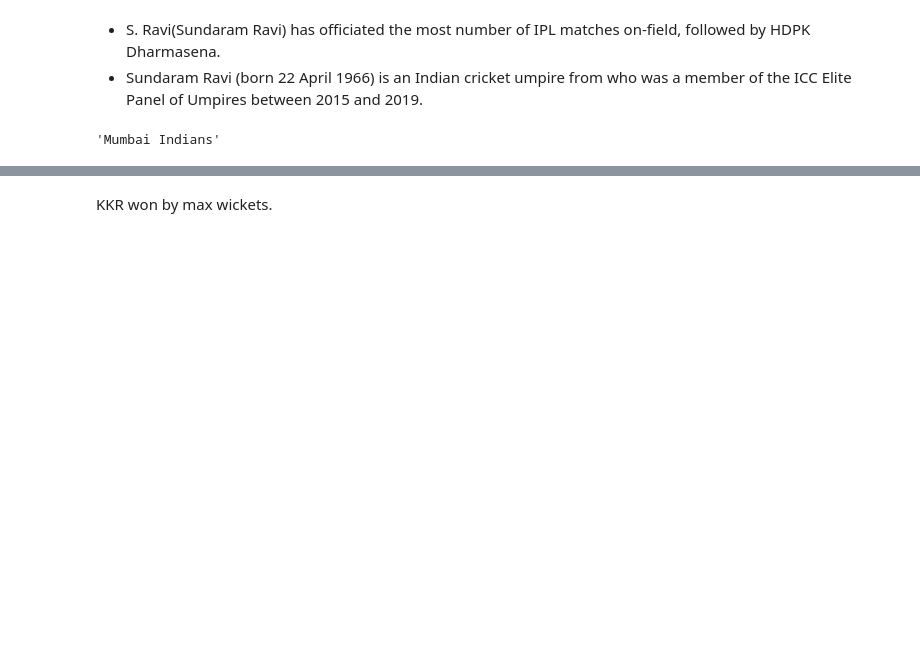
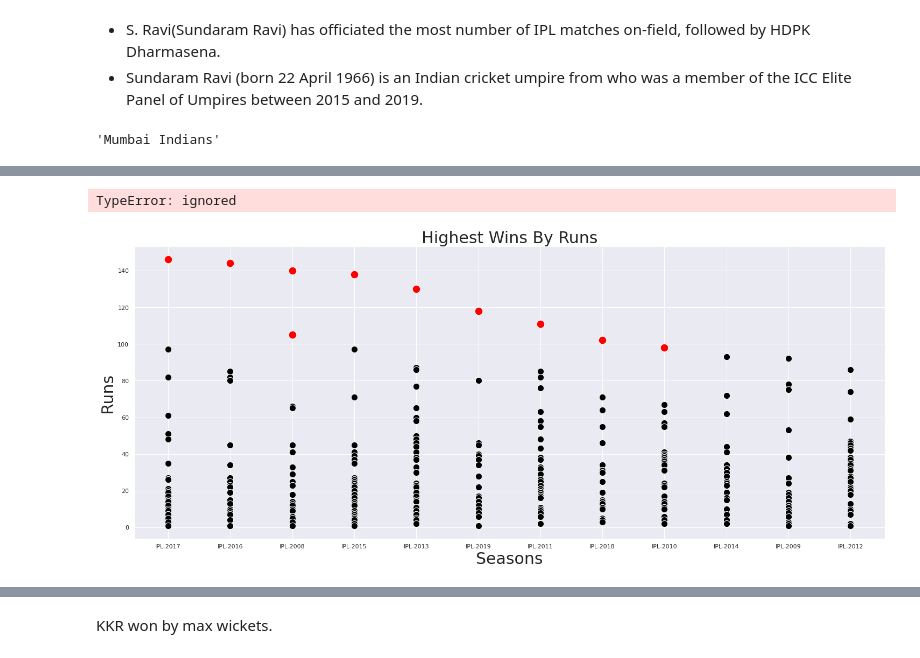
Before and after one commit to 15021996/IPL_DataAnalysis, a Jupyter notebook: Soumya_Team_3_Capstone_Project.ipynb, the cells around one changed output, grey strips where cells are left out. Cells and saved outputs as stored; diff of their text form; code cells hidden in the pictures; blank space fills up the shorter version.

```diff
--- a/Soumya_Team_3_Capstone_Project.ipynb
+++ b/Soumya_Team_3_Capstone_Project.ipynb
@@ -540,3 +554,6 @@ umpire_df.sort_values('matches', ascending=False).head()
 matches_df.iloc[matches_df['win_by_runs'].idxmax()]['winner']
 # %% [output]
 'Mumbai Indians'
+# %%
+highest_wins_by_runs_df = matches_df[matches_df.win_by_runs != 0].sort_values('win_by_runs', ascending = False)
+highest_wins_by_runs_df
@@ -543,3 +574,15 @@ matches_df.iloc[matches_df['win_by_runs'].idxmax()]['winner']
+# %%
+plt.figure(figsize=(25, 10))
+plt.xlabel('Seasons',size=30)
+plt.ylabel('Runs',size=30)
+plt.title('Highest Wins By Runs', size = 30)
+sns.scatterplot(x = 'Season',y =  'win_by_runs', data = highest_wins_by_runs_df, s =150, color = 'black');
+sns.scatterplot(x = 'Season',y =  'win_by_runs', data = highest_wins_by_runs_df.head(10), s =220, color = 'red');
+for i in range(highest_wins_by_runs_df.head(10).shape[0]):
+    plt.annotate(highest_wins_by_runs_df.winner.tolist()[i], (highest_wins_by_runs_df.Season.tolist()[i]+1, highest_wins_by_runs_df.win_by_runs.tolist()[i] - 1) , size = 20)
+# %% [output]
+TypeError: ignored
+[figure, added]
 # %%
 Mumbai Indians won by maximum runs.
 # %%
```
Also changed, not shown: parts of 61 cells of this notebook.
